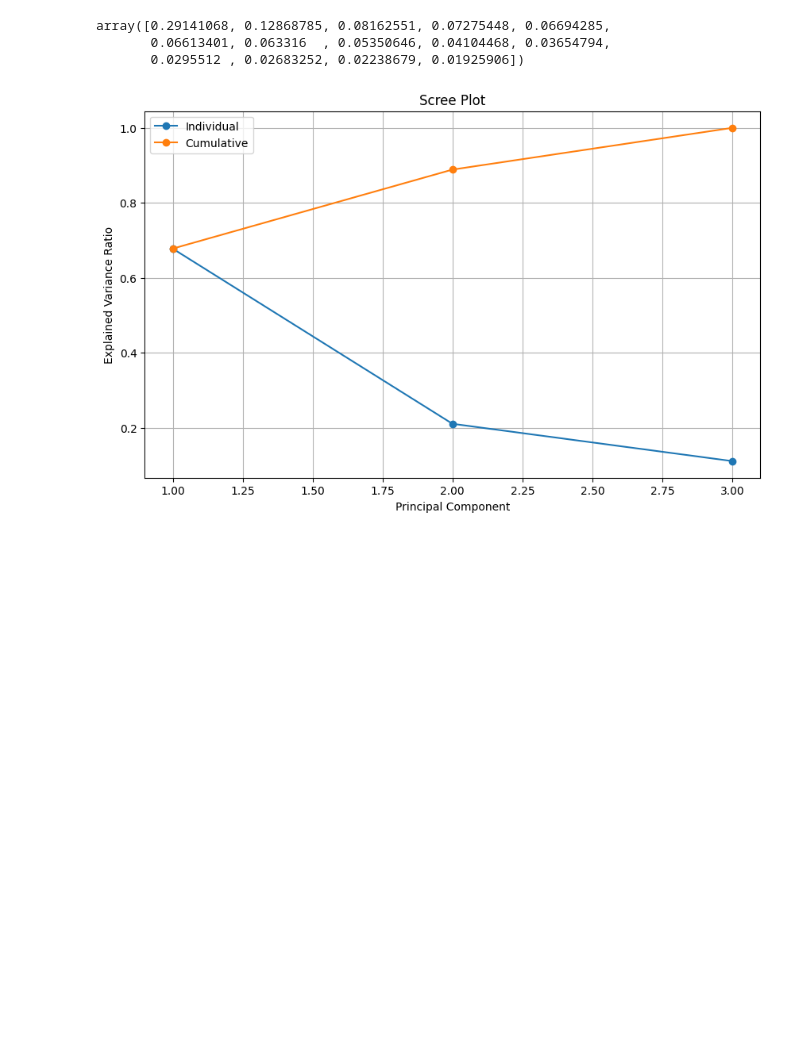
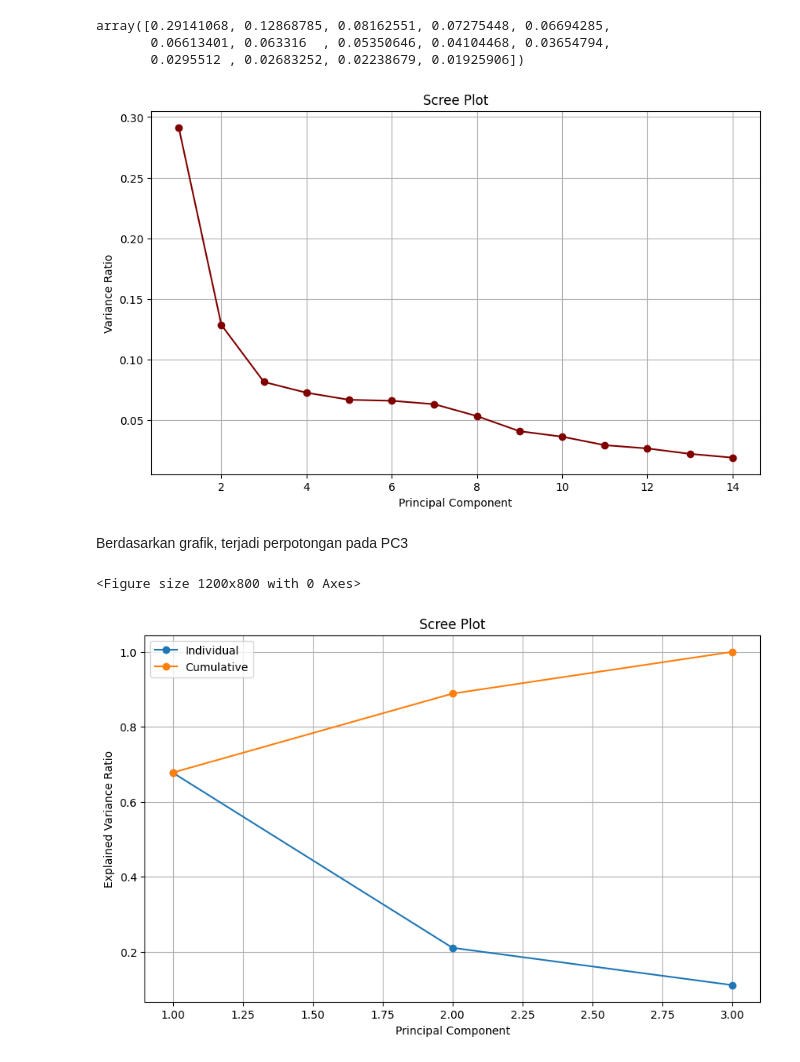
Before and after one commit to firarru/Project-Tracer-Study, a Jupyter notebook: Tracer_Study.ipynb, the cells around one changed output. Cells and saved outputs as stored; diff of their text form; code cells hidden in the pictures; blank space fills up the shorter version.

```diff
--- a/Tracer_Study.ipynb
+++ b/Tracer_Study.ipynb
@@ -187,3 +184,16 @@ pca.explained_variance_ratio_
 array([0.29141068, 0.12868785, 0.08162551, 0.07275448, 0.06694285,
        0.06613401, 0.063316  , 0.05350646, 0.04104468, 0.03654794,
        0.0295512 , 0.02683252, 0.02238679, 0.01925906])
+# %%
+plt.figure(figsize=(10, 6))
+plt.plot(range(1, len(pca.explained_variance_ratio_) + 1),
+         pca.explained_variance_ratio_, marker='o', color='maroon')
+plt.xlabel('Principal Component')
+plt.ylabel('Variance Ratio')
+plt.title('Scree Plot')
+plt.grid(True)
+plt.show()
+# %% [output]
+[figure, added]
+# %% [markdown]
+Berdasarkan grafik, terjadi perpotongan pada PC3
@@ -190,3 +202,29 @@ array([0.29141068, 0.12868785, 0.08162551, 0.07275448, 0.06694285,
+# %%
+pca3 = PCA(n_components=3)
+df_pc3 = pca3.fit_transform(df_encode)
+df_pc3 = pd.DataFrame(data=df_pc3, columns=['PC1', 'PC2', 'PC3'])
+df_pc3['Sektor Pekerjaan'] = df['Sektor Pekerjaan']
+df_pc3['Program Studi'] = df['Program Studi']
+
+
+#Scatter Plot
+from mpl_toolkits.mplot3d import Axes3D
+
+plt.figure(figsize=(12, 8))
+ax = fig.add_subplot(111, projection='3d')
+for sektor in df_pc3['Sektor Pekerjaan'].unique():
+    subset = df_pc3[df_pc3['Sektor Pekerjaan'] == sektor]
+    ax.scatter(subset['PC1'], subset['PC2'], subset['PC3'],
+               label=sektor, alpha=0.5)
+ax.set_title('3D PCA Scatter Plot')
+ax.set_xlabel('PC1')
+ax.set_ylabel('PC2')
+ax.set_zlabel('PC3')
+ax.legend(bbox_to_anchor=(1.05, 1), loc='upper left')
+plt.tight_layout()
+plt.show()
+# %% [output]
+<Figure size 1200x800 with 0 Axes>
 # %%
 # Variance ratio untuk setiap komponen
 explained_variance = pca.explained_variance_ratio_
```
Also changed, not shown: parts of 2 cells of this notebook.
